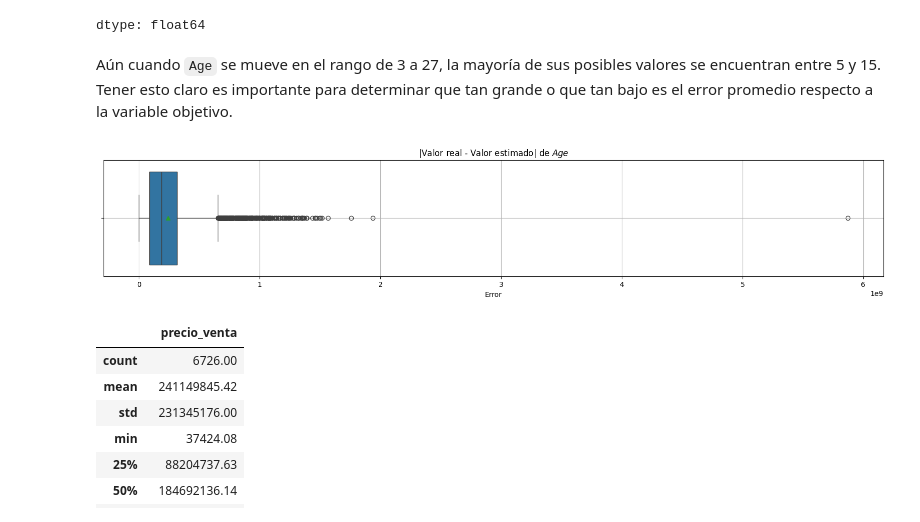
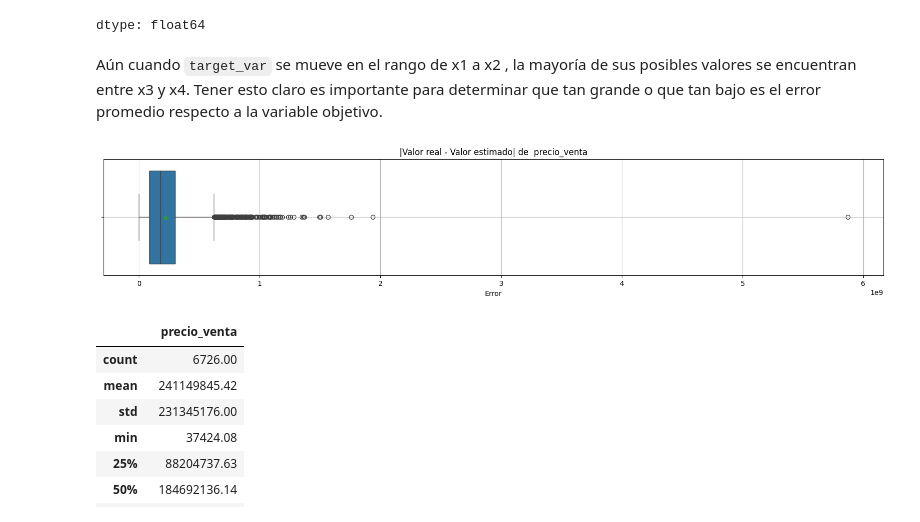
Before and after one commit to amrios80/linear-regression-tutorial, a Jupyter notebook: aptos/aptos.ipynb, the cells around one changed output. Cells and saved outputs as stored; diff of their text form; code cells hidden in the pictures.

```diff
--- a/aptos/aptos.ipynb
+++ b/aptos/aptos.ipynb
@@ -526,16 +526,16 @@ y_test.describe(percentiles=[0.25, 0.5, 0.75, 0.99])
 | max | 2600000000.00 |
 dtype: float64
 # %% [markdown]
-Aún cuando `Age` se mueve en el rango de 3 a 27, la mayoría de sus posibles valores se encuentran entre 5 y 15. Tener esto claro es importante para determinar que tan grande o que tan bajo es el error promedio respecto a la variable objetivo.
+Aún cuando `target_var` se mueve en el rango de x1 a x2 , la mayoría de sus posibles valores se encuentran entre x3 y x4. Tener esto claro es importante para determinar que tan grande o que tan bajo es el error promedio respecto a la variable objetivo.
 # %%
 plt.figure(figsize=(20, 3))
 sns.boxplot(x=abs(y_test - regression.predict(X_test)), showmeans=True, orient="h")
-plt.title("|Valor real - Valor estimado| de $\t{Age}$")
+plt.title(f"|Valor real - Valor estimado| de  {target_var}")
 plt.xlabel("Error")
 plt.grid()
 plt.show()
 # %% [output]
-[figure, old version]
+[figure, new version]
 # %%
 abs(y_test-regression.predict(X_test)).describe(percentiles=[0.25, 0.5, 0.75, 0.95, 0.99])
 # %% [output]
```
Also changed, not shown: parts of 4 cells of this notebook.
